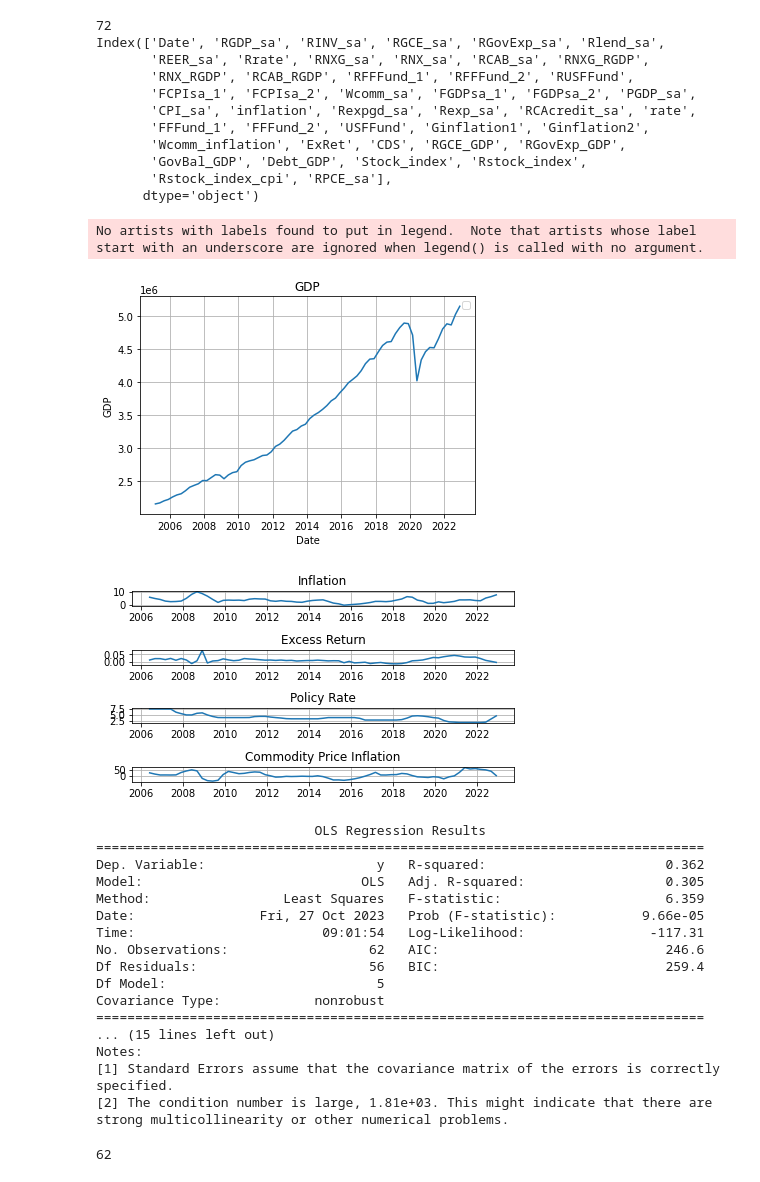
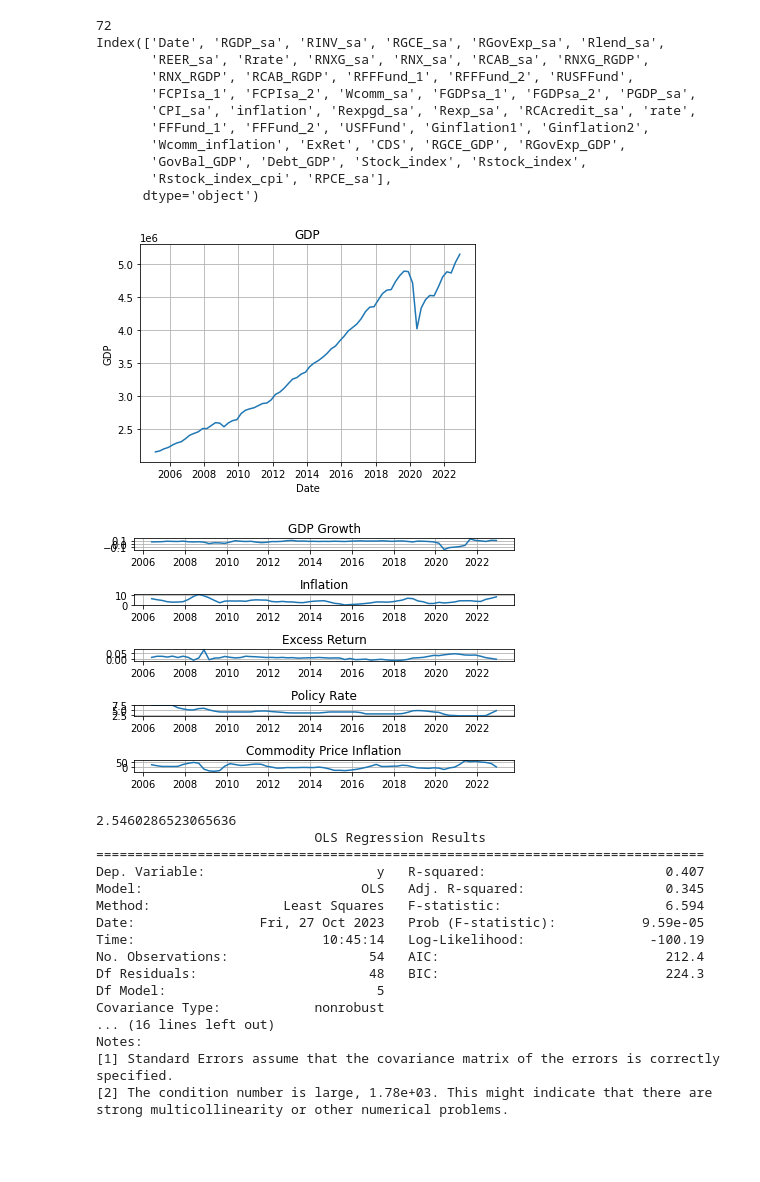
Before and after one commit to McNelis-CMML/ML_2023-BSP, a Jupyter notebook: Inflation.ipynb, the cells around one changed output. Saved outputs shown, nothing was run; the diff lists cells and outputs as text; code cells hidden in the pictures; blank space fills up the shorter version.

```diff
--- a/Inflation.ipynb
+++ b/Inflation.ipynb
@@ -44,11 +44,10 @@ ExRet  = np.array(ExRet)
 plt.title('GDP')
 plt.xlabel('Date')
 plt.ylabel('GDP')
-plt.legend()
+#plt.legend('GDP')
 plt.grid(True)
 plt.show()
 # %% [output]
-No artists with labels found to put in legend.  Note that artists whose label start with an underscore are ignored when legend() is called with no argument.
 [figure]
 # %%
 ygrowth = np.log(GDP[5:]) - np.log(GDP[:-5])
@@ -56,7 +55,7 @@ ygrowth = np.log(GDP[5:]) - np.log(GDP[:-5])
 import matplotlib.pyplot as plt
 
 # Create the first subplot (top)
-plt.subplot(4, 1, 1)  # 2 rows, 1 column, first subplot
+plt.subplot(5, 1, 1)  # 2 rows, 1 column, first subplot
 plt.plot(date[5:], ygrowth)
 plt.title('GDP Growth')  # Add a title if desired
 plt.grid(True)  # Add grid to the first subplot
@@ -68,34 +67,34 @@ plt.subplot(5, 1, 2)  # 2 rows, 1 column, second subplot
 plt.plot(date[5:], Inflation[5:])
 plt.title('Inflation')  # Add a title if desired
 plt.grid(True)  # Add grid to the first subplot
 plt.axis('tight')  # Set axis limits to the data range
 
 plt.subplot(5, 1,3)  # 2 rows, 1 column, second subplot
 plt.plot(date[5:], ExRet[5:])
 plt.title('Excess Return')  # Add a title if desired
 plt.grid(True)  # Add grid to the first subplot
 plt.axis('tight')  # Set axis limits to the data range
 
 plt.subplot(5, 1,4)  # 2 rows, 1 column, second subplot
 plt.plot(date[5:], Rate[5:])
 plt.title('Policy Rate')  # Add a title if desired
 plt.grid(True)  # Add grid to the first subplot
 plt.axis('tight')  # Set axis limits to the data range
 
 plt.subplot(5, 1,5)  # 2 rows, 1 column, second subplot
 plt.plot(date[5:], WinfC[5:])
 plt.title('Commodity Price Inflation')  # Add a title if desired
 plt.grid(True)  # Add grid to the first subplot
 plt.axis('tight')  # Set axis limits to the data range
 
 
 
 # Adjust the layout to avoid overlap
 plt.tight_layout()
 
 plt.show()
 # %% [output]
-[figure, old version]
+[figure, new version]
 # %%
 import yfinance as yf
 import pandas as pd
@@ -137,31 +136,35 @@ import statsmodels.api as sm
 # Assuming you have your dependent variable y and independent variable(s) X
 # Add a constant term to the independent variables
 X11 = sm.add_constant(X1)
+Ytrain = Y[1:55]
+Xtrain = X11[1:55,:]
+Ytest = Y[55:]
+Xtest = X11[55:,:]
 
 # Fit the OLS regression model
-model = sm.OLS(Y, X11).fit()
+model = sm.OLS(Ytrain, Xtrain).fit()
+forecast = model.predict(Xtest)
+error_ols = Ytest - forecast
+RMSQ_ols = np.sqrt(np.mean(error_ols**2))
+print(RMSQ_ols)
 
 # Print the summary of the regression results
 print(model.summary())
 # %% [output]
+2.5460286523065636
                             OLS Regression Results
 ==============================================================================
-Dep. Variable:                      y   R-squared:                       0.362
-Model:                            OLS   Adj. R-squared:                  0.305
-Method:                 Least Squares   F-statistic:                     6.359
-Date:                Fri, 27 Oct 2023   Prob (F-statistic):           9.66e-05
-Time:                        09:01:54   Log-Likelihood:                -117.31
-No. Observations:                  62   AIC:                             246.6
-Df Residuals:                      56   BIC:                             259.4
+Dep. Variable:                      y   R-squared:                       0.407
+Model:                            OLS   Adj. R-squared:                  0.345
+Method:                 Least Squares   F-statistic:                     6.594
+Date:                Fri, 27 Oct 2023   Prob (F-statistic):           9.59e-05
+Time:                        10:45:14   Log-Likelihood:                -100.19
+No. Observations:                  54   AIC:                             212.4
+Df Residuals:                      48   BIC:                             224.3
 Df Model:                           5
 Covariance Type:            nonrobust
-==============================================================================
-... (15 lines left out)
+... (16 lines left out)
 Notes:
 [1] Standard Errors assume that the covariance matrix of the errors is correctly specified.
-[2] The condition number is large, 1.81e+03. This might indicate that there are
+[2] The condition number is large, 1.78e+03. This might indicate that there are
 strong multicollinearity or other numerical problems.
-# %%
-len(Y)
-# %% [output]
-62
```
Also changed, not shown: parts of 6 cells of this notebook.
